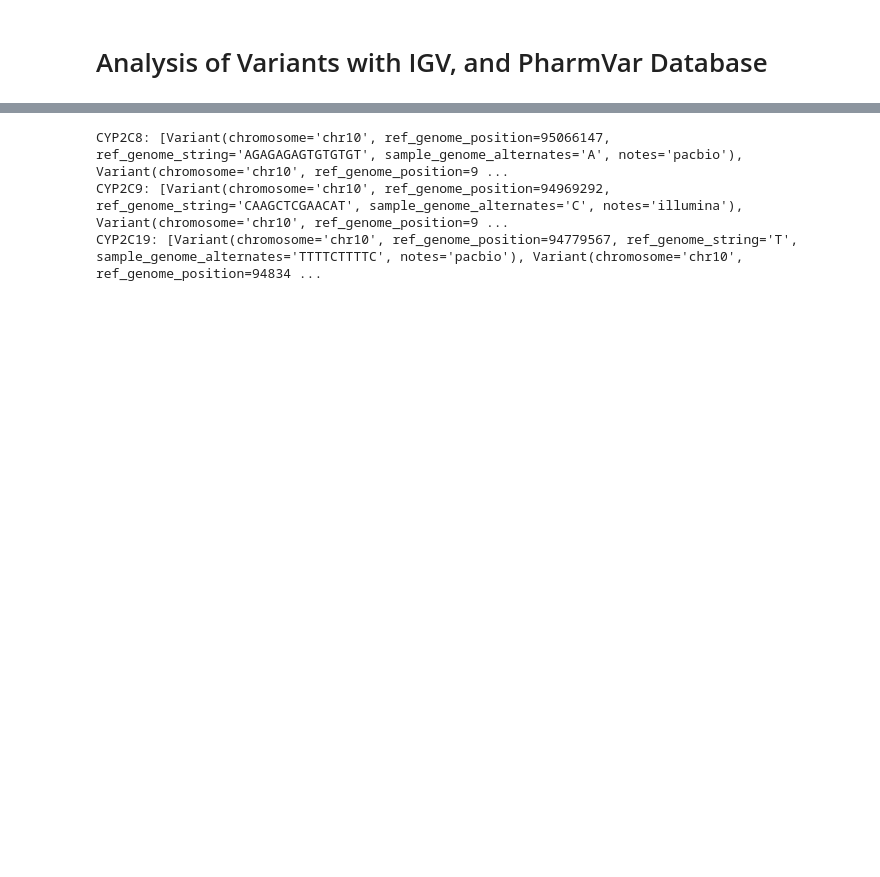
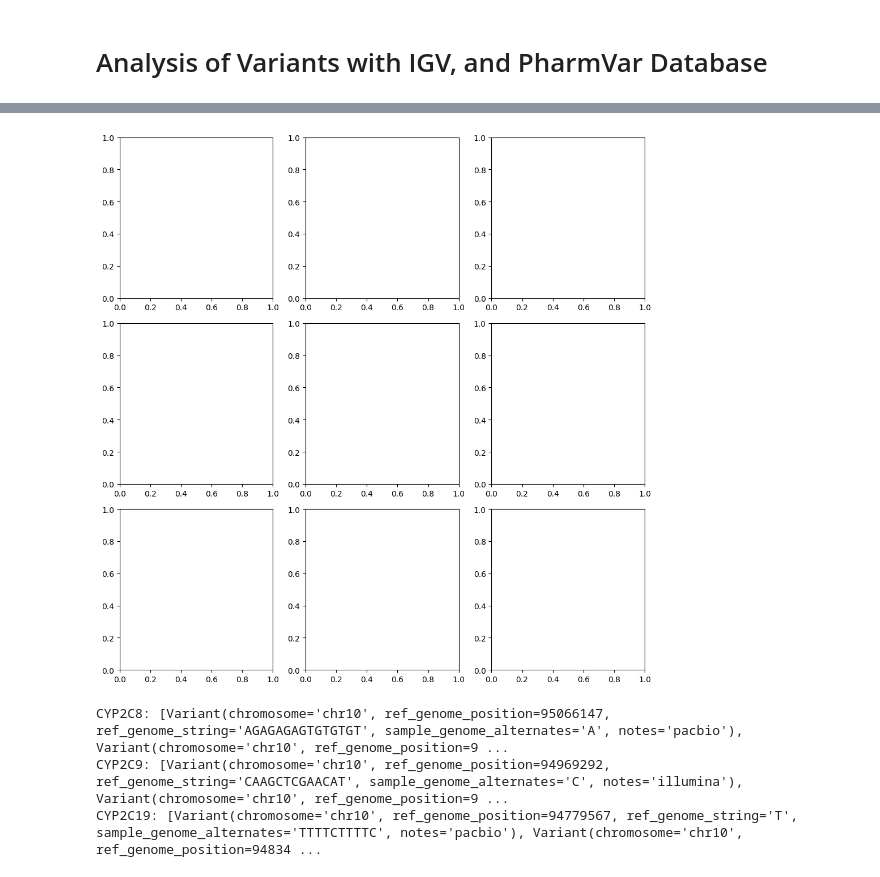
Before and after one commit to kellofoggs/fall25-csc-bioinf, a Jupyter notebook: week5/week5.ipynb, the cells around one changed output, grey strips where cells are left out. Saved outputs shown, nothing was run; the diff lists cells and outputs as text; code cells hidden in the pictures; blank space fills up the shorter version.

```diff
--- a/week5/week5.ipynb
+++ b/week5/week5.ipynb
@@ -413,6 +420,40 @@ with open("data/notebook_outputs/common_variants.csv", "w", newline="") as outpu
     writer = csv.DictWriter(output_file, fieldnames = ["chromosome", "ref_genome_position", "ref_genome_string", "sample_genome_alternates", "notes"])
     writer.writeheader()
     writer.writerows(map(lambda variant: variant.__dict__,common_variants_list))
+
+
+
+
+
+%pip install matplotlib
+import matplotlib.pyplot as plt
+import matplotlib.image as mpimg
+
+# Path to your images directory
+img_dir = "images"
+
+# List all image files (png/jpg)
+img_files = [f for f in os.listdir(img_dir) if f.endswith((".png", ".jpg", ".jpeg"))]
+
+# Sort to make sure order is consistent
+img_files.sort()
+
+# Limit to 9 images
+img_files = img_files[:9]
+
+# Set up 3x3 grid
+fig, axes = plt.subplots(3, 3, figsize=(10, 10))
+axes = axes.flatten()  # Flatten 2D array to 1D for easy iteration
+
+for ax, img_file in zip(axes, img_files):
+    img_path = os.path.join(img_dir, img_file)
+    img = mpimg.imread(img_path)
+    ax.imshow(img)
+    ax.set_title(img_file)
+    ax.axis('off')  # Hide axes
+
+plt.tight_layout()
+plt.show()
 # %% [output]
 Requirement already satisfied: cyvcf2 in /home/kelloggs/miniconda3/envs/codon_bio/lib/python3.10/site-packages (0.31.4)
 Requirement already satisfied: numpy>=1.16.0 in /home/kelloggs/miniconda3/envs/codon_bio/lib/python3.10/site-packages (from cyvcf2) (2.0.1)
@@ -431,3 +475,4 @@ to the category of the sequencing technology of the sample where the variant was
+[figure, added]
 # %%
 
 # Load the UCSC refGene table (downloaded from UCSC FTP)
```
Also changed, not shown: parts of 7 cells of this notebook, 9 other files.
